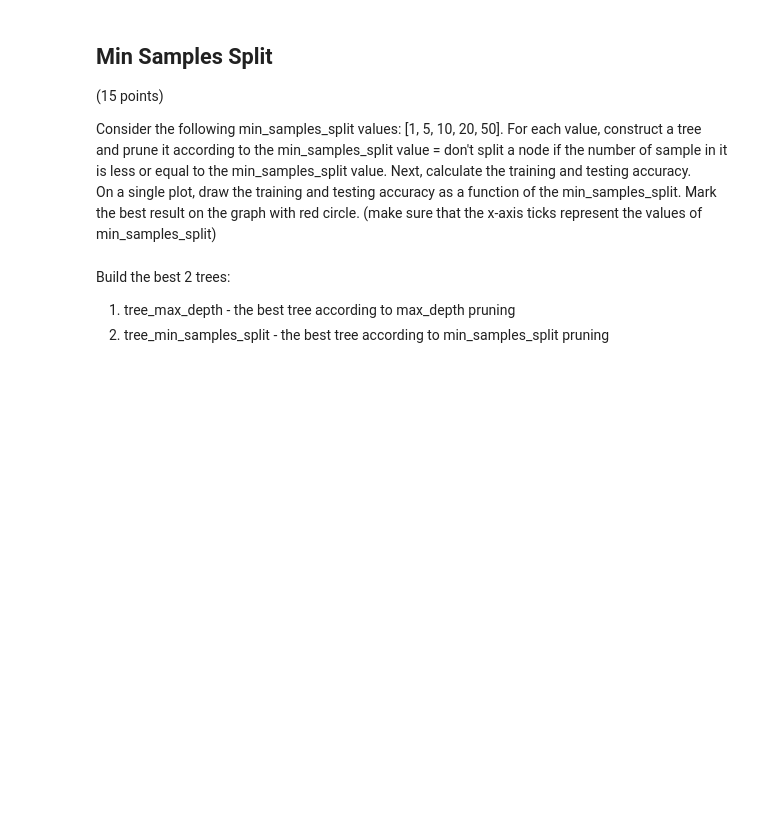
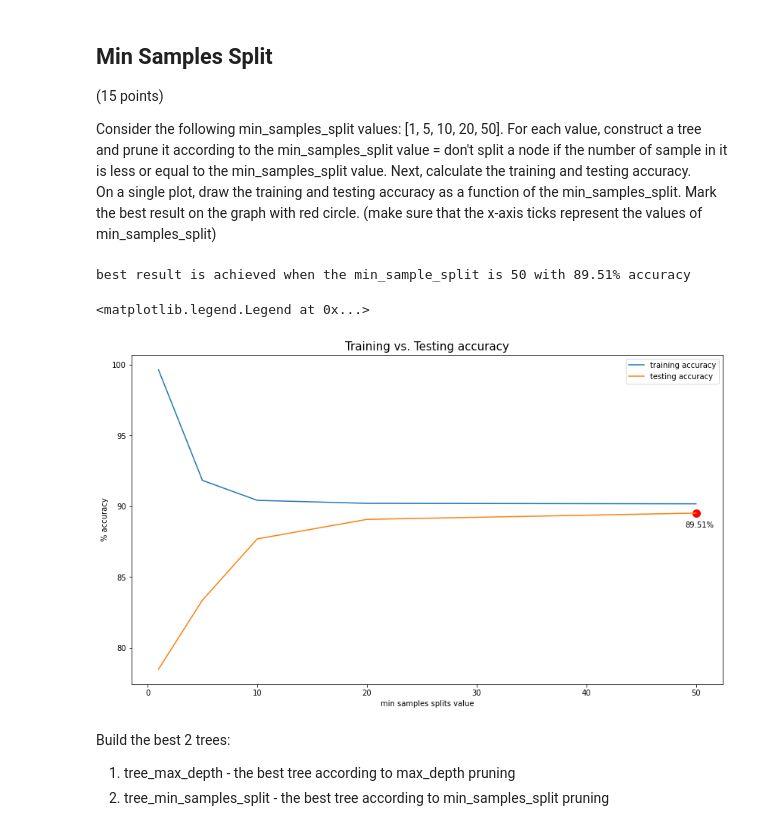
Before and after one commit to Omergral/Machine_Learning_Msc, a Jupyter notebook: HW_2/hwa2.ipynb, the cells around one changed output. Cells and saved outputs as stored; diff of their text form; code cells hidden in the pictures; blank space fills up the shorter version.

```diff
--- a/HW_2/hwa2.ipynb
+++ b/HW_2/hwa2.ipynb
@@ -488,3 +477,29 @@ On a single plot, draw the training and testing accuracy as a function of the mi
+# %%
+min_sample_split_values = [1, 5, 10, 20, 50]
+training_accuracy = {}
+testing_accurcay = {}
+
+for min_split_value in min_sample_split_values:
+    min_split_tree = build_tree(X_train, best_test_accuracy[0], best_test_accuracy[1], min_samples_split=min_split_value)
+    training_accuracy[min_split_value] = calc_accuracy(min_split_tree, X_train)
+    testing_accurcay[min_split_value] = calc_accuracy(min_split_tree, X_test)
+
+max_res_idx_min_sample = max(testing_accurcay, key=testing_accurcay.get)
+print(f"\nbest result is achieved when the min_sample_split is {max_res_idx_min_sample} with {testing_accurcay[max_res_idx_min_sample]:.2f}% accuracy\n")
+
+fig, axes = plt.subplots(1, 1, figsize=(14, 8))
+axes.plot(training_accuracy.keys(), training_accuracy.values(), label='training accuracy')
+axes.plot(testing_accurcay.keys(), testing_accurcay.values(), label='testing accuracy')
+axes.set_title("Training vs. Testing accuracy", fontsize=15)
+axes.set_xlabel("min samples splits value", fontsize=10)
+axes.set_ylabel(f"{'%'} accuracy", fontsize=10)
+axes.scatter(max_res_idx_min_sample, testing_accurcay[max_res_idx_min_sample], 100, 'r')
+axes.text(max_res_idx_min_sample-1, testing_accurcay[max_res_idx_min_sample]-1, s=f'{testing_accurcay[max_res_idx_min_sample]:.2f}%')
+axes.legend()
+# %% [output]
+best result is achieved when the min_sample_split is 50 with 89.51% accuracy
+<matplotlib.legend.Legend at 0x...>
+[figure, added]
 # %% [markdown]
 Build the best 2 trees:
 1. tree_max_depth - the best tree according to max_depth pruning
```
Also changed, not shown: parts of 14 cells of this notebook.
